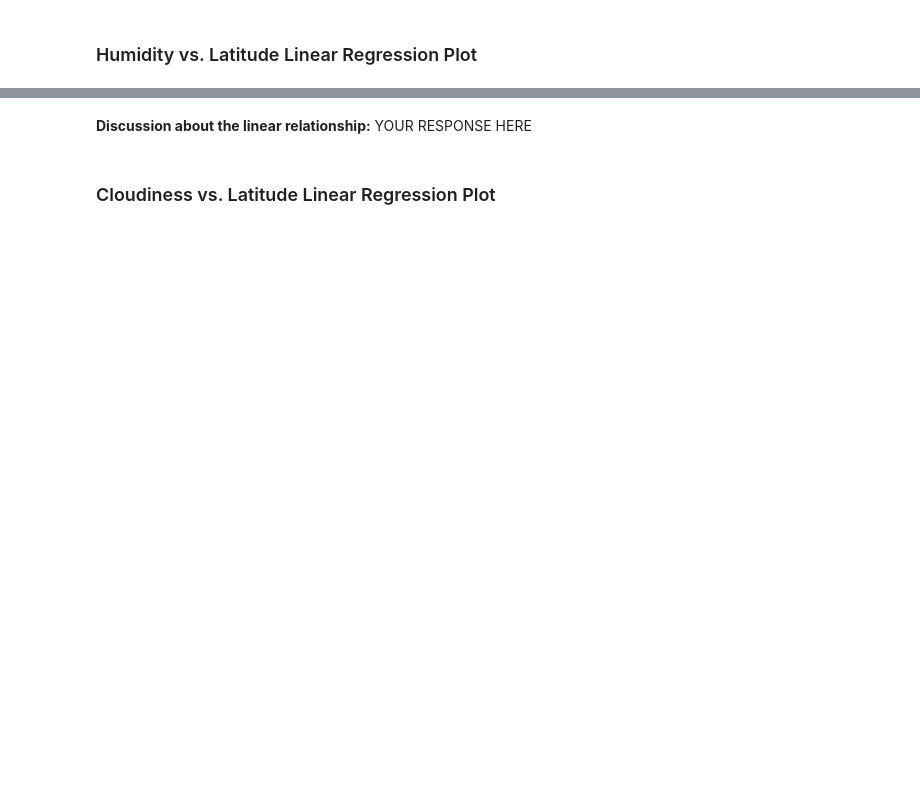
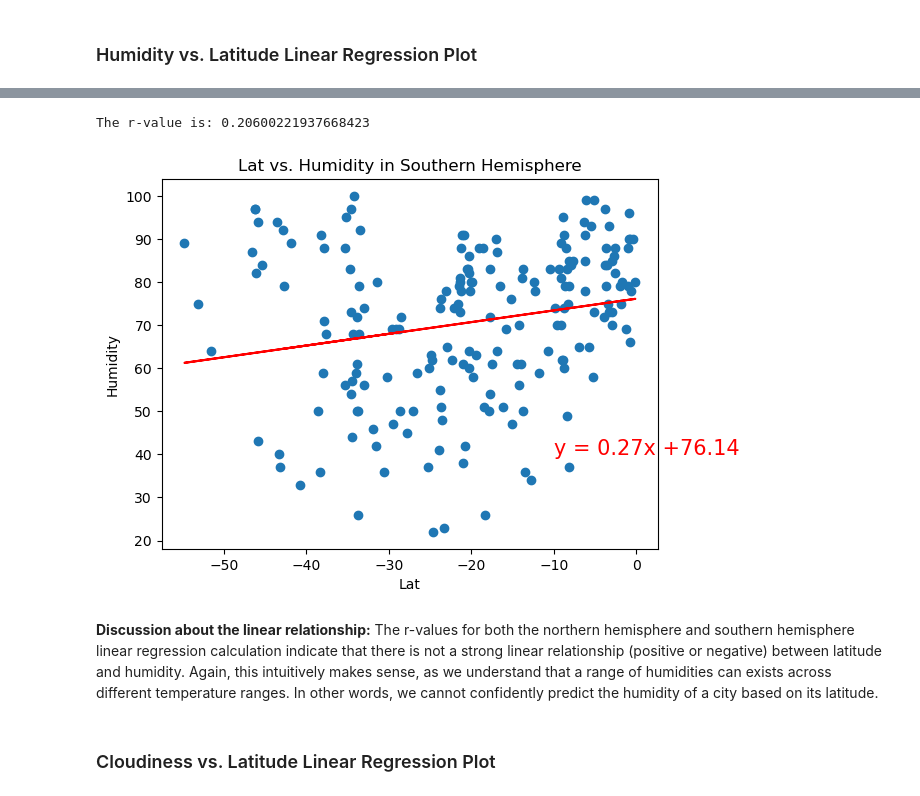
Before and after one commit to B-the-Reed/python-apis-challenge, a Jupyter notebook: WeatherPy/WeatherPy.ipynb, the cells around one changed output, grey strips where cells are left out. Saved outputs shown, nothing was run; the diff lists cells and outputs as text; code cells hidden in the pictures; blank space fills up the shorter version.

```diff
--- a/WeatherPy/WeatherPy.ipynb
+++ b/WeatherPy/WeatherPy.ipynb
@@ -294,7 +463,12 @@ southern_hemi_df.head()
 # %%
 # Southern Hemisphere
 # YOUR CODE HERE
+
+southernlinregress("Lat","Humidity")
+# %% [output]
+The r-value is: 0.20600221937668423
+[figure, added]
-# %% [markdown]
-**Discussion about the linear relationship:** YOUR RESPONSE HERE
+# %% [markdown]
+**Discussion about the linear relationship:** The r-values for both the northern hemisphere and southern hemisphere linear regression calculation indicate that there is not a strong linear relationship (positive or negative) between latitude and humidity. Again, this intuitively makes sense, as we understand that a range of humidities can exists across different temperature ranges. In other words, we cannot confidently predict the humidity of a city based on its latitude.
 # %% [markdown]
 ### Cloudiness vs. Latitude Linear Regression Plot
```
Also changed, not shown: parts of 37 cells of this notebook, 7 other files.
